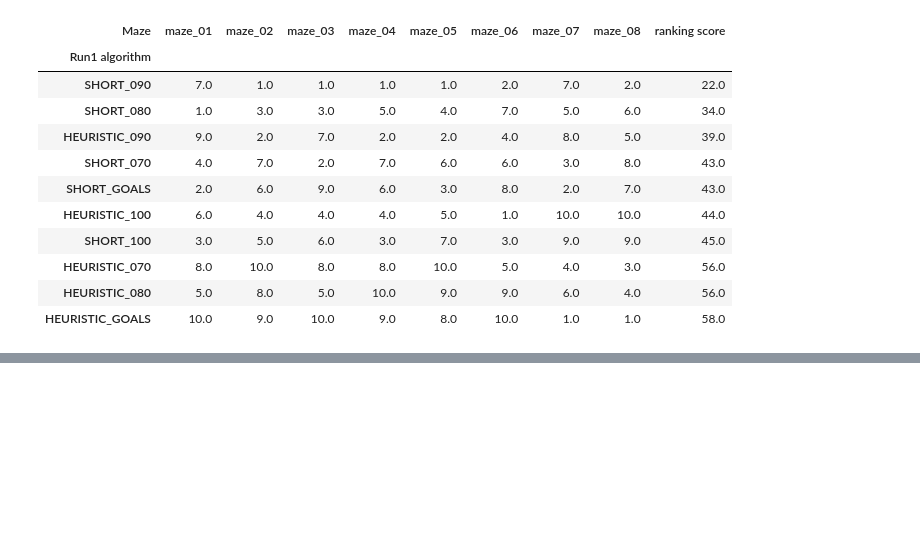
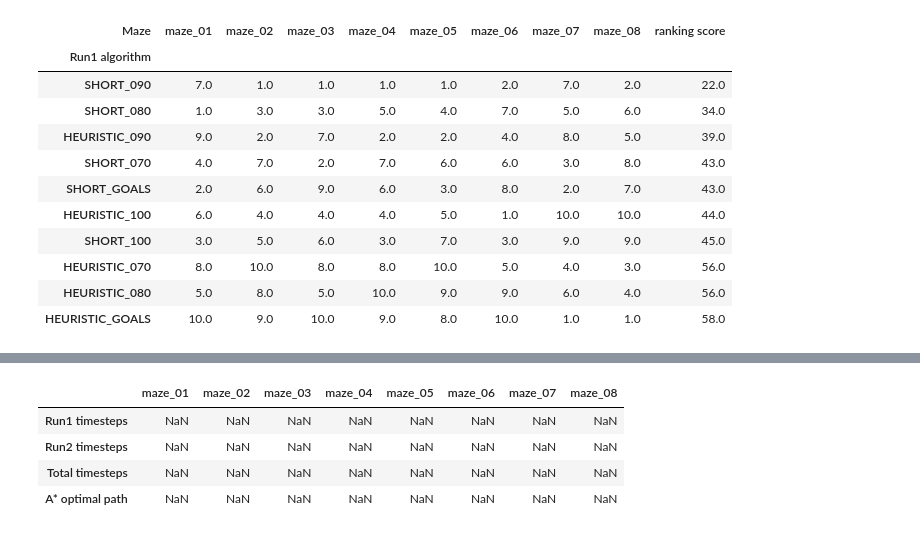
Before and after one commit to magicpai/virtualmaze, a Jupyter notebook: analysis.ipynb, the cells around one changed output, grey strips where cells are left out. Saved outputs shown, nothing was run; the diff lists cells and outputs as text; code cells hidden in the pictures; blank space fills up the shorter version.

Commit message:
benchmark df added

```diff
--- a/analysis.ipynb
+++ b/analysis.ipynb
@@ -265,0 +341,10 @@ ranking.sort_values('ranking score')
+# %%
+benchmark  = pd.DataFrame(columns = ['maze_01', 'maze_02', 'maze_03','maze_04', 'maze_05',
+                                 'maze_06', 'maze_07', 'maze_08'], index =['Run1 timesteps', 'Run2 timesteps', 'Total timesteps', 'A* optimal path'])
+benchmark
+# %% [output]
+|  | maze_01 | maze_02 | maze_03 | maze_04 | maze_05 | maze_06 | maze_07 | maze_08 |
+| Run1 timesteps | NaN | NaN | NaN | NaN | NaN | NaN | NaN | NaN |
+| Run2 timesteps | NaN | NaN | NaN | NaN | NaN | NaN | NaN | NaN |
+| Total timesteps | NaN | NaN | NaN | NaN | NaN | NaN | NaN | NaN |
+| A* optimal path | NaN | NaN | NaN | NaN | NaN | NaN | NaN | NaN |
```
Also changed, not shown: parts of 10 cells of this notebook.
